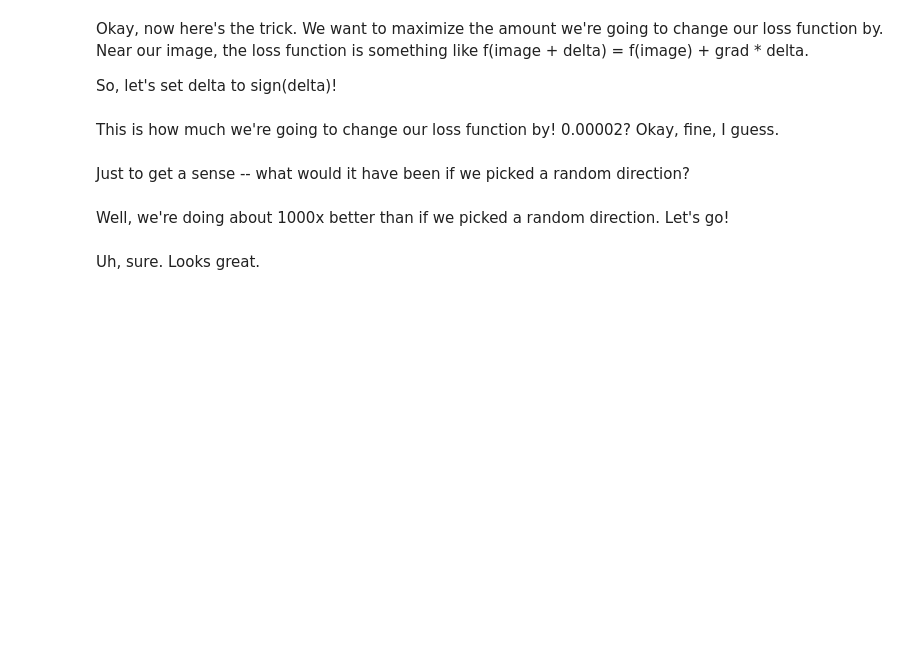
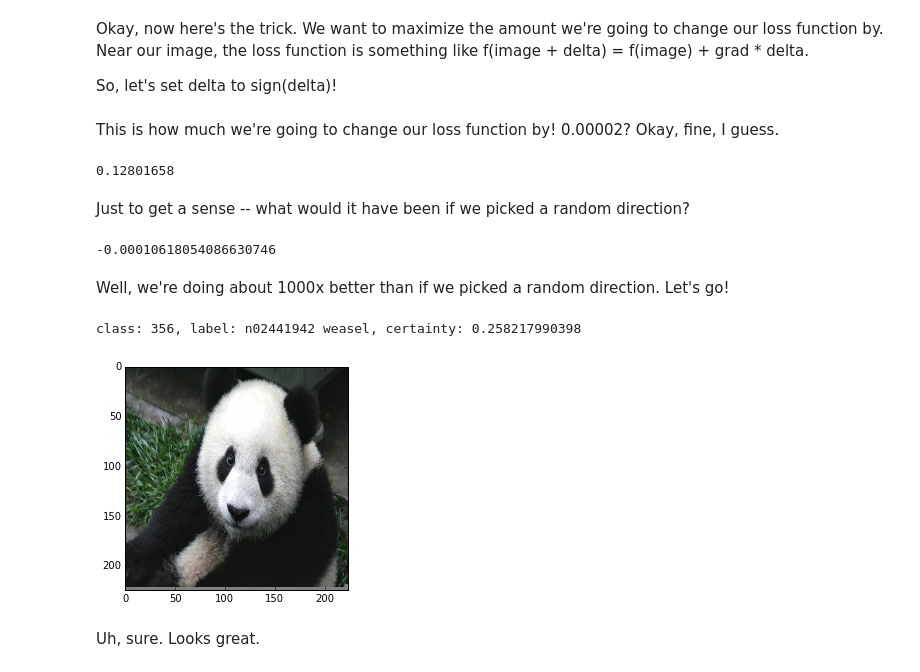
Before and after one commit to jvns/neural-nets-are-weird, a Jupyter notebook: notebooks/neural-nets-are-weird.ipynb, the cells around one changed output. Drawn from its saved outputs; the diff is of its cells as text; code cells hidden in the pictures; blank space fills up the shorter version.

```diff
--- a/notebooks/neural-nets-are-weird.ipynb
+++ b/notebooks/neural-nets-are-weird.ipynb
@@ -103,9 +103,9 @@ Let's put all that together into a function -- make a prediction & show the imag
 def display(data):
     plt.imshow(transformer.deprocess('data', data))
 
-def predict(data, n_preds=6, reload_model=True):
-    if reload_model:
-        net = load_model()
+def predict(data, n_preds=6, reload_model=False):
+    #if reload_model:
+    #    net = load_model()
     net.blobs['data'].data[...] = data
     display(data)
     prob = net.forward()['prob']
@@ -214,6 +199,6 @@ When is a panda not a panda? When it's another furry mammal. Let me show you wha
 # %%
 x = panda_data
 # %%
-input_data = garbage_data
+input_data = panda_data
 # %%
 output = predict(input_data, n_preds=1)
@@ -239,9 +229,13 @@ delta = np.sign(grad)
 This is how much we're going to change our loss function by! 0.00002? Okay, fine, I guess.
 # %%
 np.sum(grad * delta)
+# %% [output]
+0.12801658
 # %% [markdown]
 Just to get a sense -- what would it have been if we picked a random direction?
 # %%
 np.sum(grad * np.random.randint(-1, 1, grad.shape))
+# %% [output]
+-0.00010618054086630746
 # %% [markdown]
 Well, we're doing about 1000x better than if we picked a random direction. Let's go!
@@ -248,4 +244,7 @@ Well, we're doing about 1000x better than if we picked a random direction. Let's
 # %%
-_ = predict(input_data - 0.15 * delta, n_preds=1)
+_ = predict(input_data - 0.75 * delta, n_preds=1)
+# %% [output]
+class: 356, label: n02441942 weasel, certainty: 0.258217990398
+[figure, added]
 # %% [markdown]
 Uh, sure. Looks great.
```
Also changed, not shown: parts of 18 cells of this notebook.
